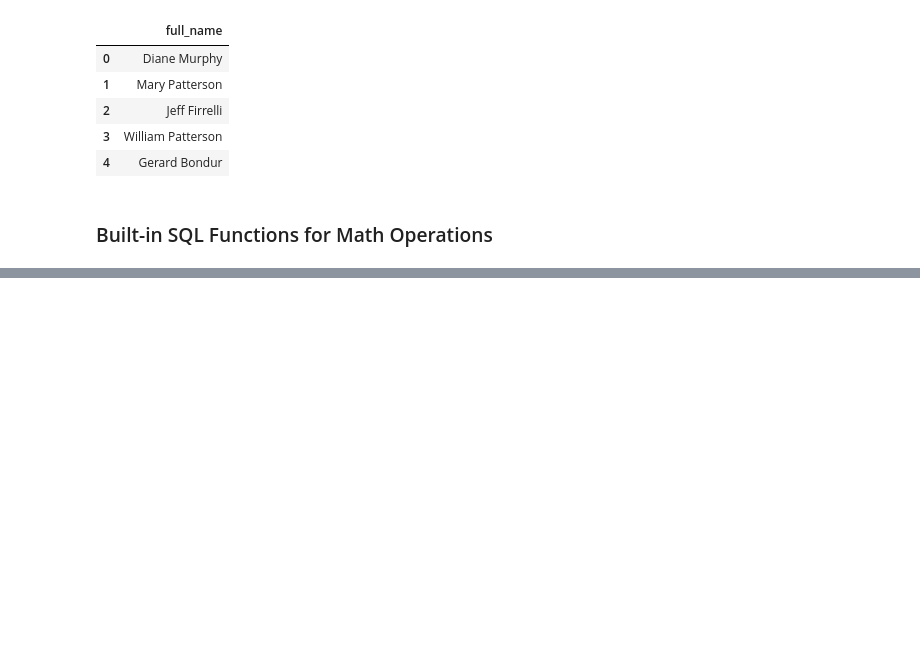
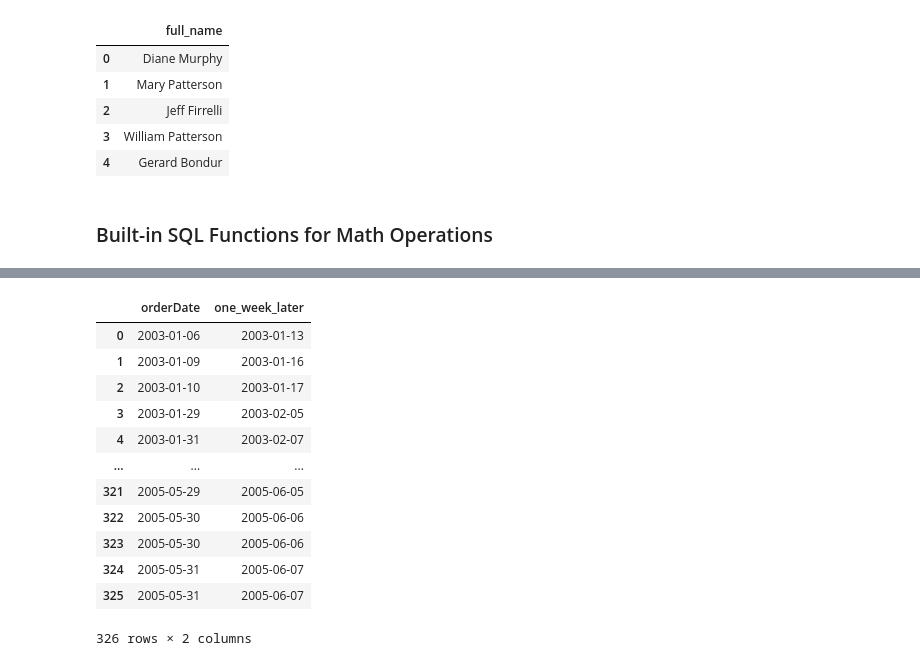
Before and after one commit to samcurryokee/MoringaSchool_DS, a Jupyter notebook: SQL/selecting.ipynb, the cells around one changed output, grey strips where cells are left out. Saved outputs shown, nothing was run; the diff lists cells and outputs as text; code cells hidden in the pictures; blank space fills up the shorter version.

```diff
--- a/SQL/selecting.ipynb
+++ b/SQL/selecting.ipynb
@@ -211,0 +334,20 @@ SELECT firstName || " "|| lastName AS full_name
+# %%
+#to select the order dates as well as 1 week after the order dates
+pd.read_sql("""
+SELECT orderDate, date(orderDate, "+7 days") AS one_week_later
+FROM orders;
+""",conn)
+# %% [output]
+|  | orderDate | one_week_later |
+| 0 | 2003-01-06 | 2003-01-13 |
+| 1 | 2003-01-09 | 2003-01-16 |
+| 2 | 2003-01-10 | 2003-01-17 |
+| 3 | 2003-01-29 | 2003-02-05 |
+| 4 | 2003-01-31 | 2003-02-07 |
+| ... | ... | ... |
+| 321 | 2005-05-29 | 2005-06-05 |
+| 322 | 2005-05-30 | 2005-06-06 |
+| 323 | 2005-05-30 | 2005-06-06 |
+| 324 | 2005-05-31 | 2005-06-07 |
+| 325 | 2005-05-31 | 2005-06-07 |
+326 rows × 2 columns
```
Also changed, not shown: parts of 13 cells of this notebook, 30 other files.
